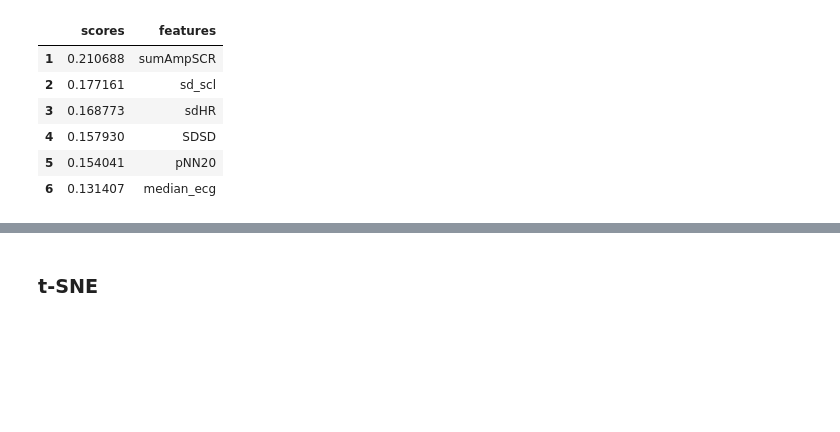
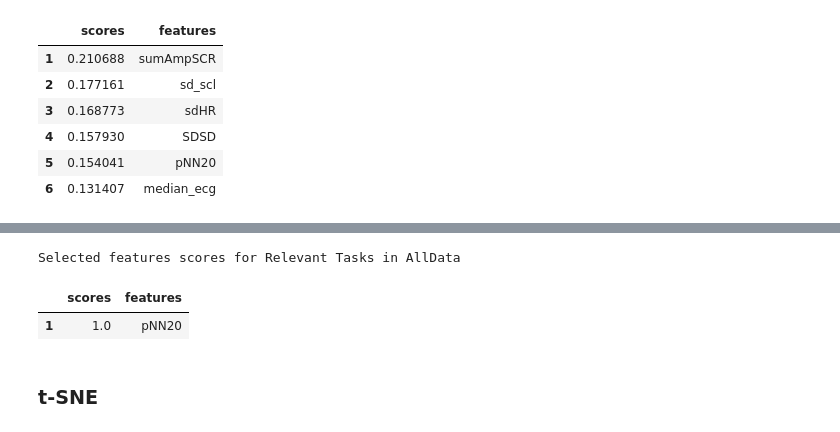
Before and after one commit to sergiodl-ubi/stressID, a Jupyter notebook: Feature Extraction/physiological/tsne_analysis.ipynb, the cells around one changed output, grey strips where cells are left out. Drawn from its saved outputs; the diff is of its cells as text; code cells hidden in the pictures; blank space fills up the shorter version.

```diff
--- a/Feature Extraction/physiological/tsne_analysis.ipynb
+++ b/Feature Extraction/physiological/tsne_analysis.ipynb
@@ -19,7 +19,7 @@ STRESSID_DATA_PATH = "../../.."
 STRESSID_LABELS_SEPARATOR = ","
 STRESSID_LABELS_FILENAME = f"{STRESSID_DATA_PATH}/stressID/labels.csv"
 STRESSID_FEATURES_SEPARATOR = ","
-STRESSID_FEATURES_DIRECTORY = f"{STRESSID_DATA_PATH}/Reprod-Features-NK"
+STRESSID_FEATURES_DIRECTORY = f"{STRESSID_DATA_PATH}/Reprod-Features-StdSubject"
 STRESSID_FEATURES_FILENAME = f"{STRESSID_FEATURES_DIRECTORY}/ecg_eda_features.csv"
 STRESSID_RAWDATA_PATH = f"{STRESSID_DATA_PATH}/stressid-data"
 
@@ -28,7 +28,7 @@ EXPDATA_LABELS_SEPARATOR = ","
 EXPDATA_LABELS_FILENAME = f"{EXPDATA_DATA_PATH}/labels.csv"
 EXPDATA_FEATURES_SEPARATOR = ";"
 EXPDATA_FEATURES_DIRECTORY = f"{EXPDATA_DATA_PATH}/extracted-features"
-EXPDATA_FEATURES_FILENAME = f"{EXPDATA_FEATURES_DIRECTORY}/all_features.csv"
+EXPDATA_FEATURES_FILENAME = f"{EXPDATA_FEATURES_DIRECTORY}/all_features.stdsubj.csv"
 # %%
 stressid_df = pd.read_csv(STRESSID_FEATURES_FILENAME, sep=STRESSID_FEATURES_SEPARATOR, index_col=0)
 n_rows, n_cols = stressid_df.shape
@@ -273,3 +320,25 @@ Selected features scores for ExpData
+# %%
+# RFECV for Relevant Tasks in AllData
+estimator = RandomForestClassifier(max_depth=3, random_state=RAN_STATE)
+cv = StratifiedKFold(n_splits=SPLITS, shuffle=True, random_state=RAN_STATE)
+selector = RFECV(estimator=estimator, step=2, cv=cv, scoring="balanced_accuracy")
+selector.fit(rel_X, rel_y)
+features_mask = selector.support_
+rel_X_rfe = rel_X.loc[:, features_mask]
+
+features_scores = {"scores": [], "features": []}
+for score, feat in zip(selector.estimator_.feature_importances_, rel_X_rfe.columns):
+    features_scores["scores"].append(score)
+    features_scores["features"].append(feat)
+features_scores_df = pd.DataFrame(features_scores).sort_values(by="scores", ascending=False)
+features_scores_df = features_scores_df.reset_index(drop=True)
+features_scores_df.index = features_scores_df.index + 1
+print("Selected features scores for Relevant Tasks in AllData")
+display(features_scores_df)
+# %% [output]
+Selected features scores for Relevant Tasks in AllData
+|  | scores | features |
+| 1 | 1.0 | pNN20 |
 # %% [markdown]
 ### t-SNE
 # %%
```
Also changed, not shown: parts of 9 cells of this notebook, 2 other files.
